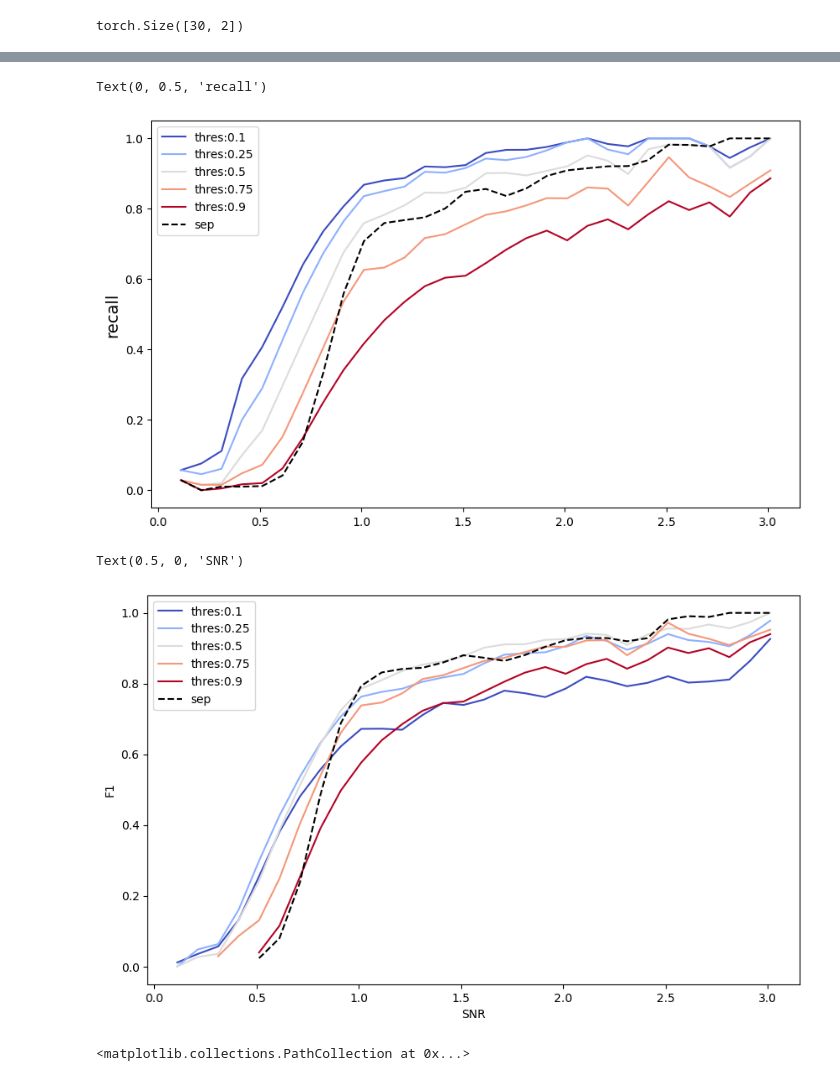
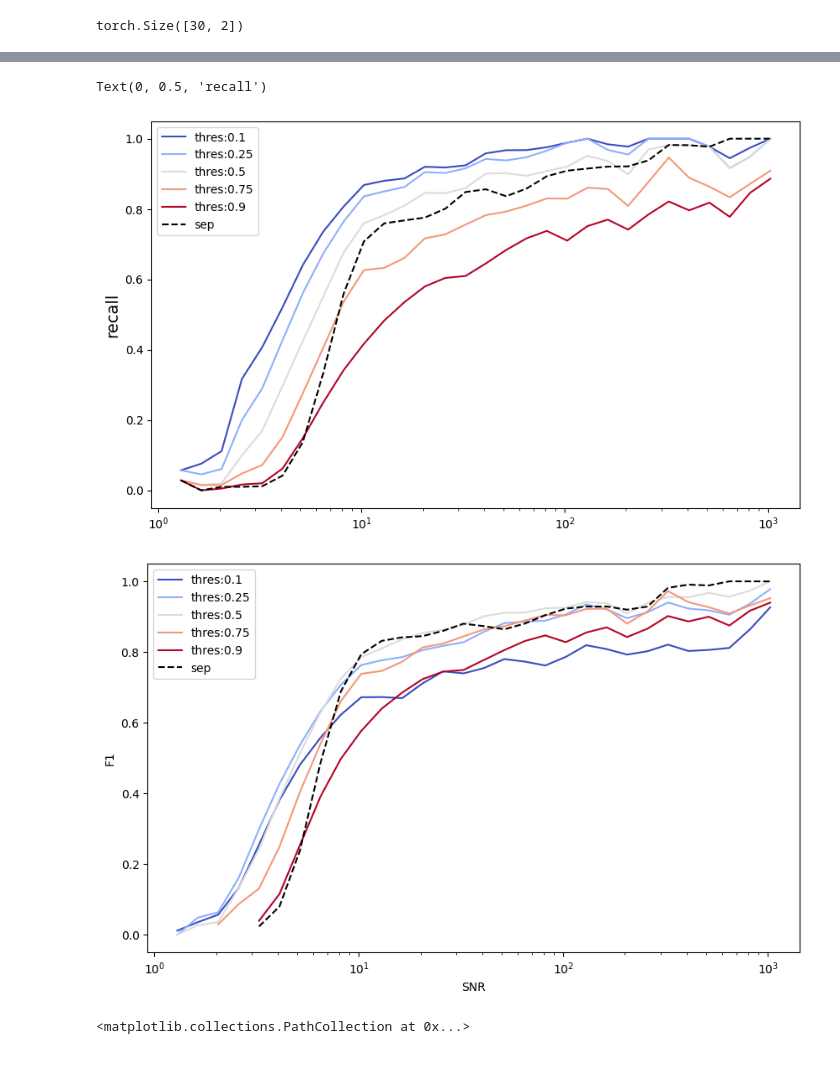
Before and after one commit to ismael-mendoza/bliss, a Jupyter notebook: experiment/notebooks/explore/new-results-detection1.ipynb, the cells around one changed output, grey strips where cells are left out. Saved outputs shown, nothing was run; the diff lists cells and outputs as text; code cells hidden in the pictures.

```diff
--- a/experiment/notebooks/explore/new-results-detection1.ipynb
+++ b/experiment/notebooks/explore/new-results-detection1.ipynb
@@ -254,11 +254,12 @@ fig, ax = plt.subplots(1, 1, figsize=(10, 6))
 ax.set_prop_cycle(cycles)
 
 for ii, thres in enumerate(thresholds):
-    ax.plot(snr_middle.log10(), precisions[ii], '-', label=f'thres:{thres}')
+    ax.plot(snr_middle, precisions[ii], '-', label=f'thres:{thres}')
 
 
-ax.plot(snr_middle.log10(), precision_sep, '--k', label='sep')
-plt.legend()
+ax.plot(snr_middle, precision_sep, '--k', label='sep')
+ax.set_xscale('log')
+ax.legend()
 
 ax.set_ylabel("precision", fontsize=12)
 # %% [output]
@@ -275,38 +276,40 @@ fig, ax = plt.subplots(1, 1, figsize=(10, 6))
 ax.set_prop_cycle(cycles)
 
 for ii, thres in enumerate(thresholds):
-    ax.plot(snr_middle.log10(), recalls[ii], '-', label=f'thres:{thres}')
+    ax.plot(snr_middle, recalls[ii], '-', label=f'thres:{thres}')
 
 
-ax.plot(snr_middle.log10(), recall_sep, '--k', label='sep')
-plt.legend()
+ax.plot(snr_middle, recall_sep, '--k', label='sep')
+ax.legend()
+
+ax.set_xscale('log')
 
 ax.set_ylabel("recall", fontsize=14)
 # %% [output]
 Text(0, 0.5, 'recall')
-[figure, old version]
+[figure, new version]
 # %%
 import cycler
 
 snr_middle = snr_bins.mean(axis=-1)
 
 color = plt.cm.coolwarm(np.linspace(0, 1, len(thresholds)))
 cycles = cycler.cycler("color", color)
 fig, ax = plt.subplots(1, 1, figsize=(10, 6))
 ax.set_prop_cycle(cycles)
 
 for ii, thres in enumerate(thresholds):
-    ax.plot(snr_middle.log10(), f1s[ii], '-', label=f'thres:{thres}')
+    ax.plot(snr_middle, f1s[ii], '-', label=f'thres:{thres}')
 
 
-ax.plot(snr_middle.log10(), f1_sep, '--k', label='sep')
-plt.legend()
-
+ax.plot(snr_middle, f1_sep, '--k', label='sep')
+ax.legend()
 ax.set_ylabel("F1")
 ax.set_xlabel("SNR")
+
+ax.set_xscale('log')
 # %% [output]
-Text(0.5, 0, 'SNR')
-[figure, old version]
+[figure, new version]
 # %%
 # let's compare some images
 idx = 330
```
Also changed, not shown: parts of 1 cell of this notebook.
